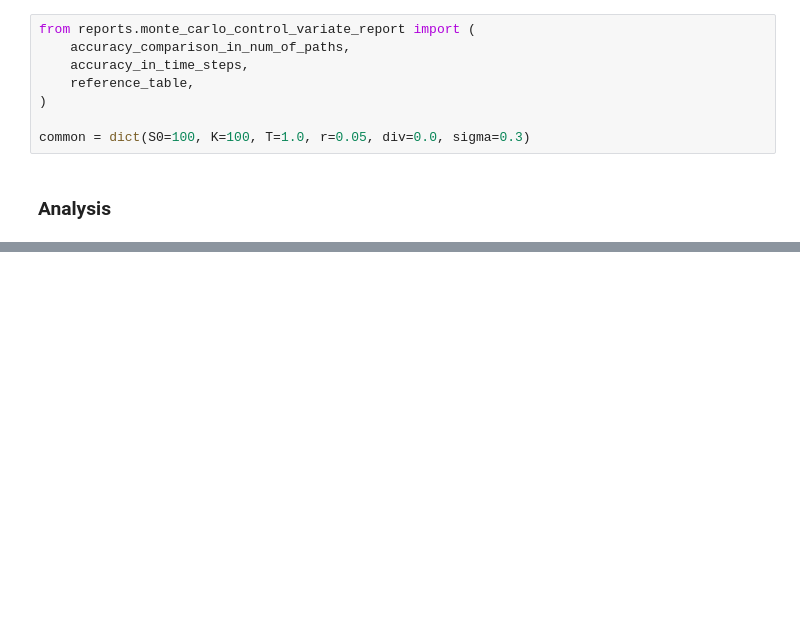
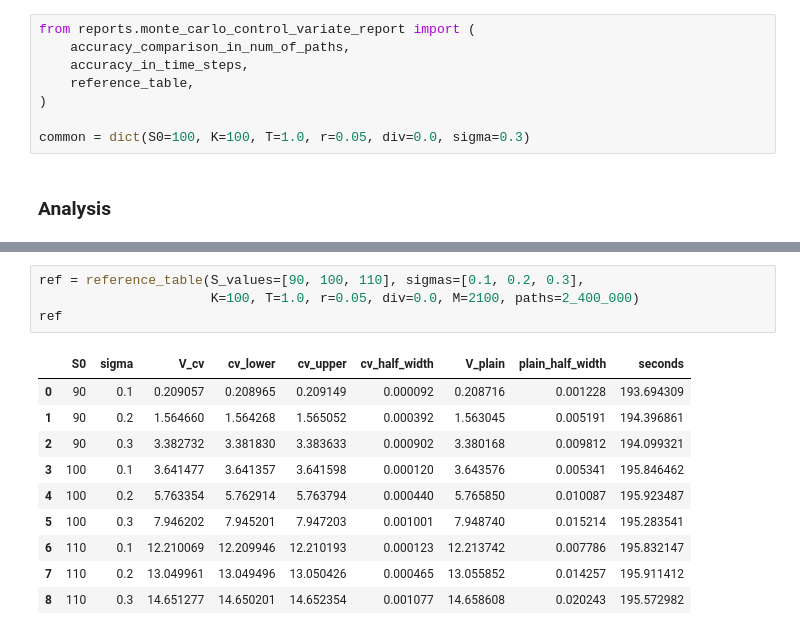
Before and after one commit to AdVy01/asian-option-pricing-with-pinns-thesis, a Jupyter notebook: notebooks/monte_carlo.ipynb, the cells around one changed output, grey strips where cells are left out. Saved outputs shown, nothing was run; the diff lists cells and outputs as text; blank space fills up the shorter version.

```diff
--- a/notebooks/monte_carlo.ipynb
+++ b/notebooks/monte_carlo.ipynb
@@ -50,0 +64,15 @@ ref
+# %%
+ref = reference_table(S_values=[90, 100, 110], sigmas=[0.1, 0.2, 0.3],
+                      K=100, T=1.0, r=0.05, div=0.0, M=2100, paths=2_400_000)
+ref
+# %% [output]
+|  | S0 | sigma | V_cv | cv_lower | cv_upper | cv_half_width | V_plain | plain_half_width | seconds |
+| 0 | 90 | 0.1 | 0.209057 | 0.208965 | 0.209149 | 0.000092 | 0.208716 | 0.001228 | 193.694309 |
+| 1 | 90 | 0.2 | 1.564660 | 1.564268 | 1.565052 | 0.000392 | 1.563045 | 0.005191 | 194.396861 |
+| 2 | 90 | 0.3 | 3.382732 | 3.381830 | 3.383633 | 0.000902 | 3.380168 | 0.009812 | 194.099321 |
+| 3 | 100 | 0.1 | 3.641477 | 3.641357 | 3.641598 | 0.000120 | 3.643576 | 0.005341 | 195.846462 |
+| 4 | 100 | 0.2 | 5.763354 | 5.762914 | 5.763794 | 0.000440 | 5.765850 | 0.010087 | 195.923487 |
+| 5 | 100 | 0.3 | 7.946202 | 7.945201 | 7.947203 | 0.001001 | 7.948740 | 0.015214 | 195.283541 |
+| 6 | 110 | 0.1 | 12.210069 | 12.209946 | 12.210193 | 0.000123 | 12.213742 | 0.007786 | 195.832147 |
+| 7 | 110 | 0.2 | 13.049961 | 13.049496 | 13.050426 | 0.000465 | 13.055852 | 0.014257 | 195.911412 |
+| 8 | 110 | 0.3 | 14.651277 | 14.650201 | 14.652354 | 0.001077 | 14.658608 | 0.020243 | 195.572982 |
```
Also changed, not shown: parts of 5 cells of this notebook.
